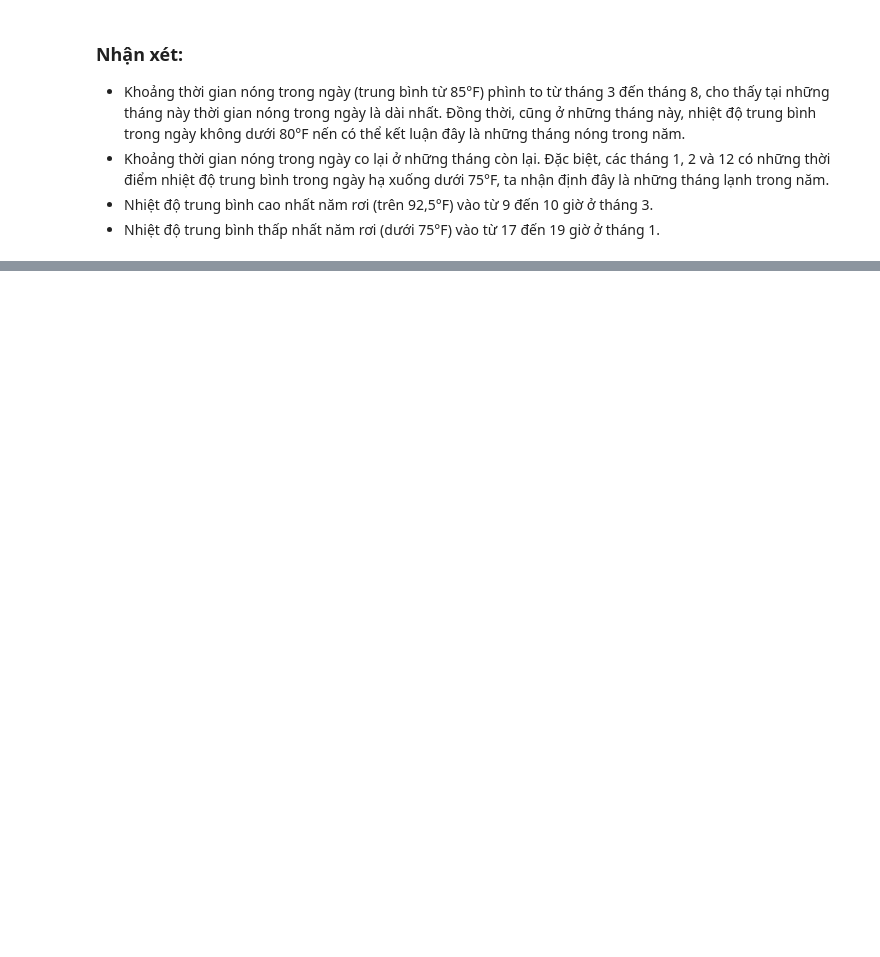
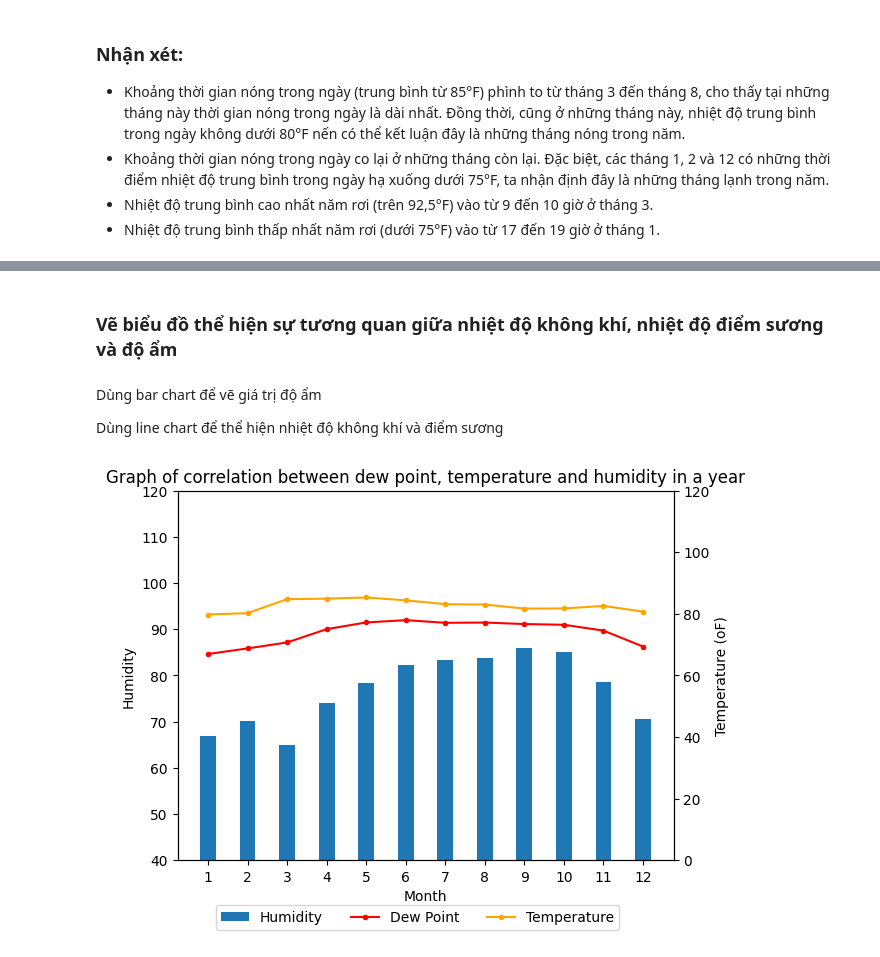
Before and after one commit to duongtanton/NP-KHDL-Gr9, a Jupyter notebook: Problem-Framing.ipynb, the cells around one changed output, grey strips where cells are left out. Drawn from its saved outputs; the diff is of its cells as text; code cells hidden in the pictures; blank space fills up the shorter version.

```diff
--- a/Problem-Framing.ipynb
+++ b/Problem-Framing.ipynb
@@ -123,0 +148,32 @@ Text(217.25, 0.5, 'Giờ')
+# %%
+#Nhiệt độ điểm sương trung bình mỗi tháng
+avg_dew_point = df['Dew Point'].groupby(df['Time'].dt.month).sum()/df['Time'].dt.month.value_counts().sort_index()
+#Độ ẩm trung bình mỗi tháng
+avg_humidity = df['Humidity'].groupby(df['Time'].dt.month).sum()/df['Time'].dt.month.value_counts().sort_index()
+#Nhiệt độ trung bình mỗi tháng
+avg_temperature = df['Temperature'].groupby(df['Time'].dt.month).sum()/df['Time'].dt.month.value_counts().sort_index()
+# %% [markdown]
+### Vẽ biểu đồ thể hiện sự tương quan giữa nhiệt độ không khí, nhiệt độ điểm sương và độ ẩm
+# %% [markdown]
+Dùng bar chart để vẽ giá trị độ ẩm
+
+Dùng line chart để thể hiện nhiệt độ không khí và điểm sương
+# %%
+month_list = [i for i in range(1,13)] #cac thang trong nam
+fig = plt.figure()
+ax1 = fig.add_subplot(111)
+ax1.bar(np.array(month_list), avg_humidity,label='Humidity',width=0.4)
+ax1.set_ylabel('Humidity')
+ax1.set_xlabel('Month')
+ax1.set_ylim(40,120)
+ax1.set_xticks((month_list))
+ax2 = ax1.twinx()
+ax2.plot(month_list, avg_dew_point,color='red', marker='.',label='Dew Point')
+ax2.plot(month_list, avg_temperature,color='orange', marker='.',label='Temperature')
+
+ax2.set_ylim(0,120)
+plt.title('Graph of correlation between dew point, temperature and humidity in a year')
+ax2.set_ylabel('Temperature (oF)')
+fig.legend(loc='lower center', ncol=3, bbox_to_anchor=(0.5, -0.05));
+# %% [output]
+[figure, added]
```
Also changed, not shown: parts of 23 cells of this notebook.
